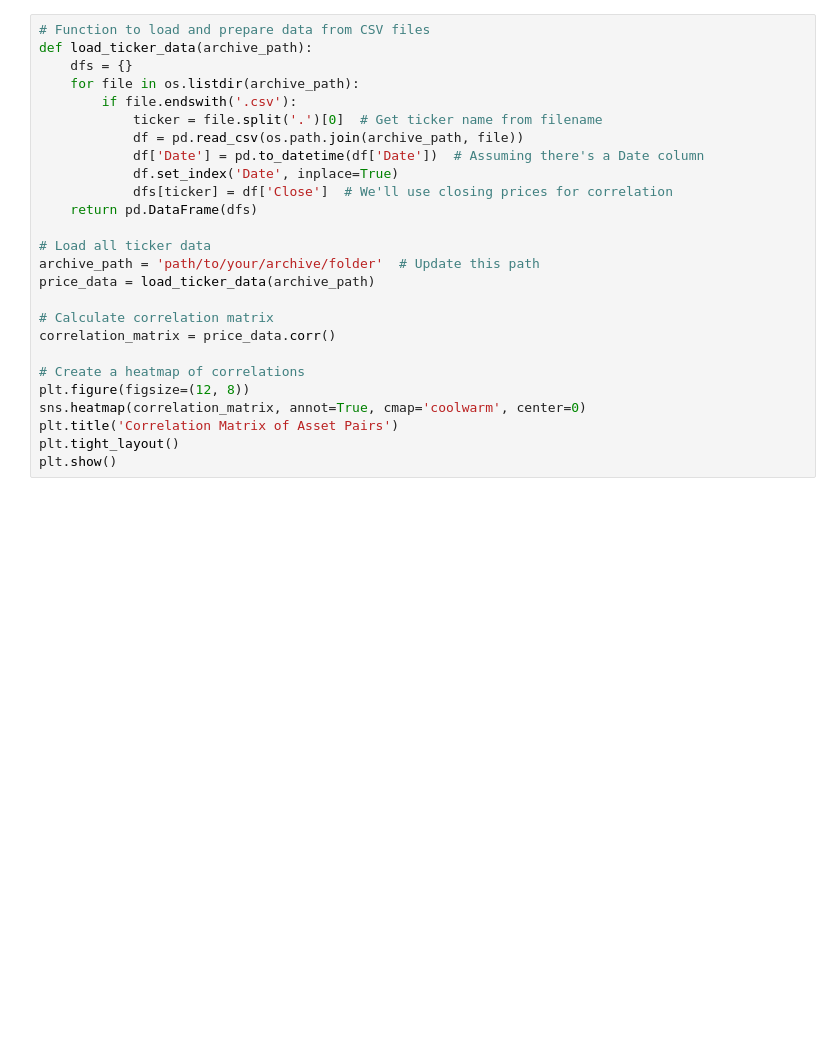
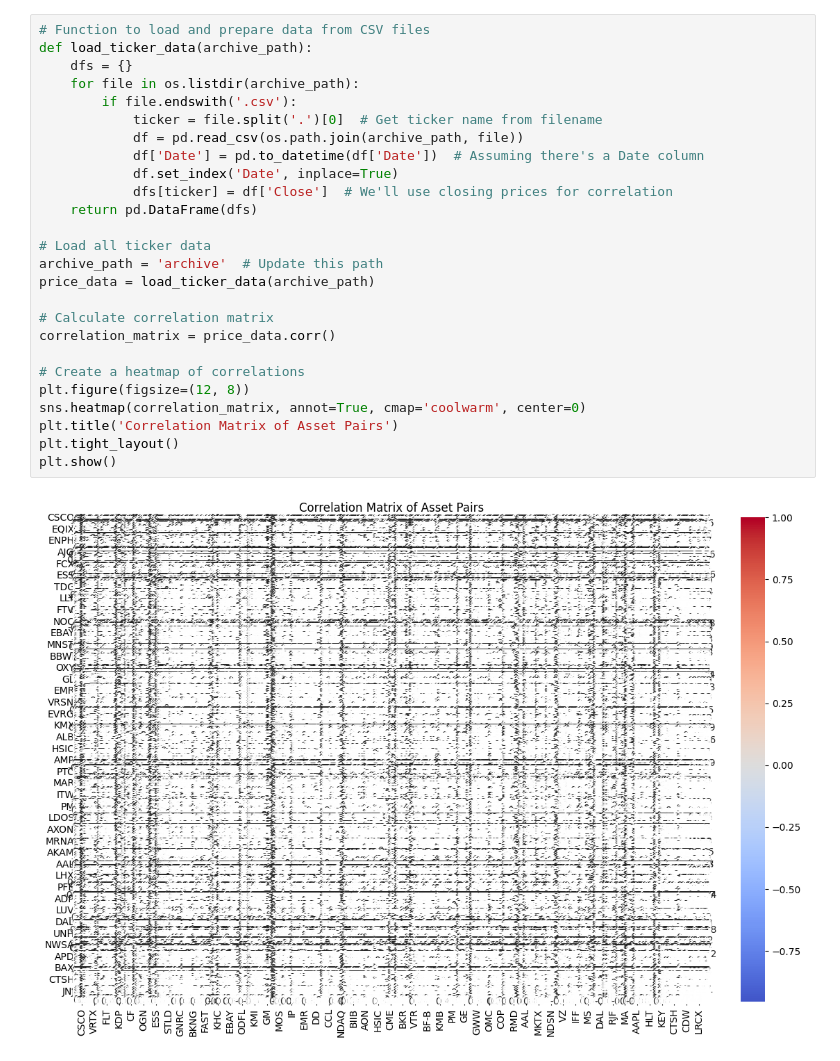
Before and after one commit to shreyssinha/angela, a Jupyter notebook: research/pairs.ipynb, the cells around one changed output. Drawn from its saved outputs; the diff is of its cells as text; blank space fills up the shorter version.

```diff
--- a/research/pairs.ipynb
+++ b/research/pairs.ipynb
@@ -11,28 +10,30 @@ Error:
 # %%
 # Function to load and prepare data from CSV files
 def load_ticker_data(archive_path):
     dfs = {}
     for file in os.listdir(archive_path):
         if file.endswith('.csv'):
             ticker = file.split('.')[0]  # Get ticker name from filename
             df = pd.read_csv(os.path.join(archive_path, file))
             df['Date'] = pd.to_datetime(df['Date'])  # Assuming there's a Date column
             df.set_index('Date', inplace=True)
             dfs[ticker] = df['Close']  # We'll use closing prices for correlation
     return pd.DataFrame(dfs)
 
 # Load all ticker data
-archive_path = 'path/to/your/archive/folder'  # Update this path
+archive_path = 'archive'  # Update this path
 price_data = load_ticker_data(archive_path)
 
 # Calculate correlation matrix
 correlation_matrix = price_data.corr()
 
 # Create a heatmap of correlations
 plt.figure(figsize=(12, 8))
 sns.heatmap(correlation_matrix, annot=True, cmap='coolwarm', center=0)
 plt.title('Correlation Matrix of Asset Pairs')
 plt.tight_layout()
 plt.show()
+# %% [output]
+[figure, added]
 # %%
 # Find highly correlated pairs
```
Also changed, not shown: parts of 5 cells of this notebook.
